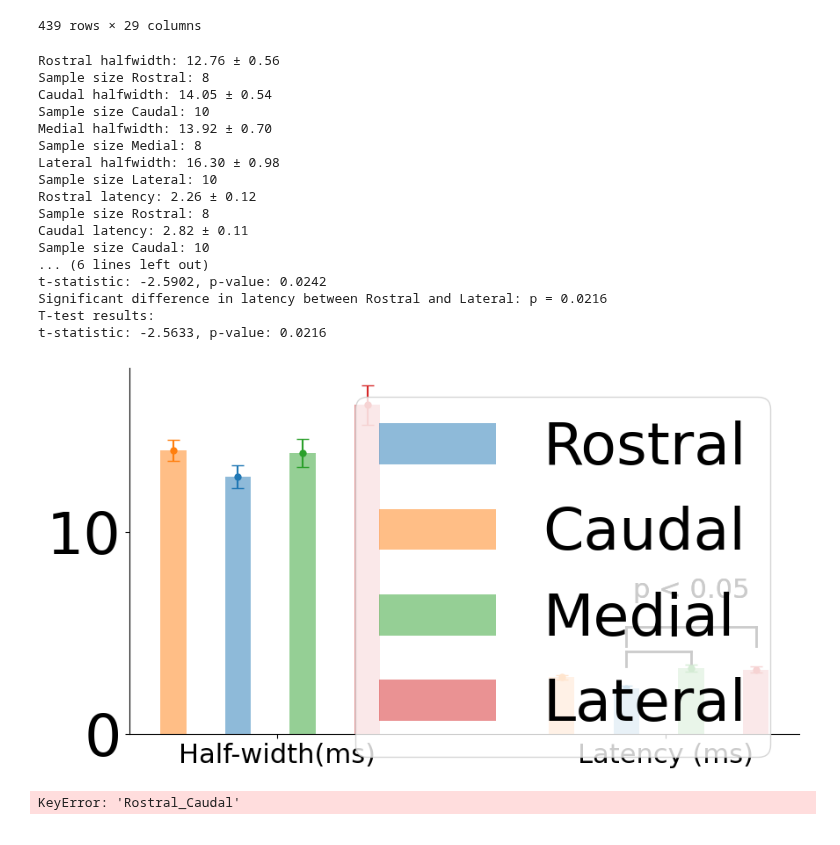
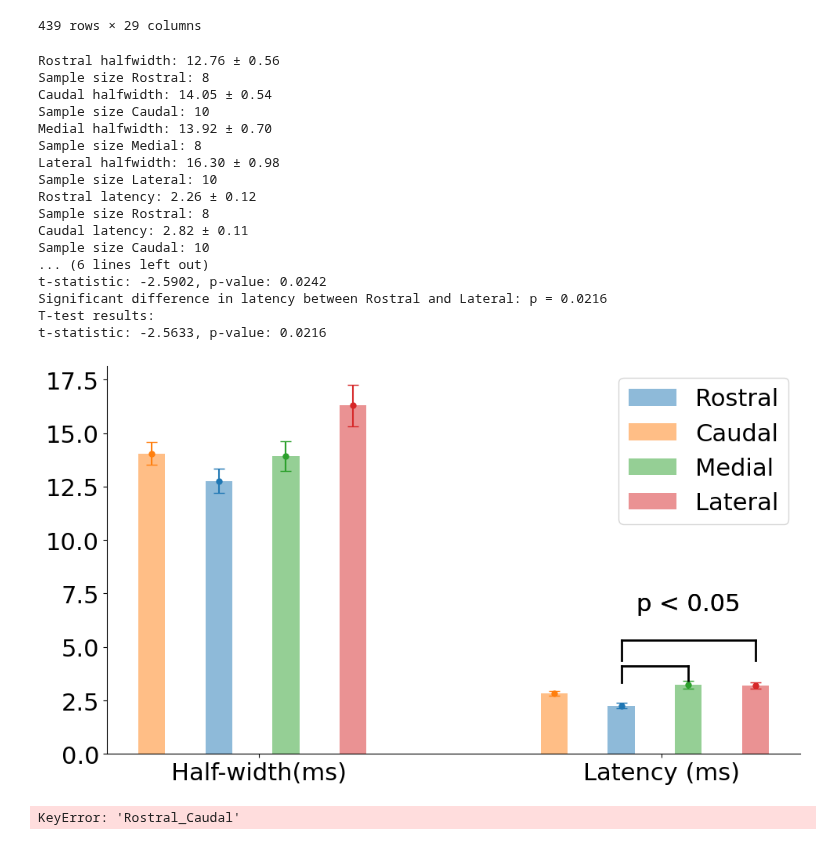
Before and after one commit to john-judge/TSM-to-ZDA, a Jupyter notebook: PPR_scnn1a_single_Apr2025.ipynb, the cells around one changed output. Drawn from its saved outputs; the diff is of its cells as text; code cells hidden in the pictures.

Commit message:
figures and new intrabarrel corr graph script

```diff
--- a/PPR_scnn1a_single_Apr2025.ipynb
+++ b/PPR_scnn1a_single_Apr2025.ipynb
@@ -422,6 +422,10 @@ barrel_df
 barrel_df['Barrel_Type'] = barrel_df['Barrel_Type'].astype('category')
 barrel_df['Barrel_Type'].cat.set_categories(['Rostral', 'Caudal', 'Medial', 'Lateral'], inplace=True)
 barrel_df['latency'] = barrel_df['latency'] % 10
+
+# font size
+plt.rcParams.update({'font.size': 22})
+
 plt.figure(figsize=(10, 6))
 # don't use seaborn, use matplotlib
 # and plot only positive values
@@ -490,34 +494,34 @@ for metric in ['halfwidth', 'latency']:
 
 plt.xticks([2.15, 3.65], ['Half-width(ms)', 'Latency (ms)'], fontsize=22)
 # Customize the plot
 plt.legend(handles=handles, loc='upper right')
 plt.tight_layout()
 
 # set spines to be invisible
 plt.gca().spines['right'].set_visible(False)
 plt.gca().spines['top'].set_visible(False)
 
 plt.savefig(output_fig_dir + 'rostro_caudal_medial_lateral_barrels.png', dpi=300, bbox_inches='tight')
 plt.show()
 # %% [output]
 Rostral halfwidth: 12.76 ± 0.56
 Sample size Rostral: 8
 Caudal halfwidth: 14.05 ± 0.54
 Sample size Caudal: 10
 Medial halfwidth: 13.92 ± 0.70
 Sample size Medial: 8
 Lateral halfwidth: 16.30 ± 0.98
 Sample size Lateral: 10
 Rostral latency: 2.26 ± 0.12
 Sample size Rostral: 8
 Caudal latency: 2.82 ± 0.11
 Sample size Caudal: 10
 ... (6 lines left out)
 t-statistic: -2.5902, p-value: 0.0242
 Significant difference in latency between Rostral and Lateral: p = 0.0216
 T-test results:
 t-statistic: -2.5633, p-value: 0.0216
-[figure, old version]
+[figure, new version]
 # %%
 # conduct significance tests for half-width and latency between rostral and caudal barrels (Sagittal), medial and lateral barrels (Coronal), and coronal and sagittal sections
 # use only pulse 1 data and exclude is_single_pulse_control = 1
```
Also changed, not shown: parts of 1 cell of this notebook, 2 other files.
